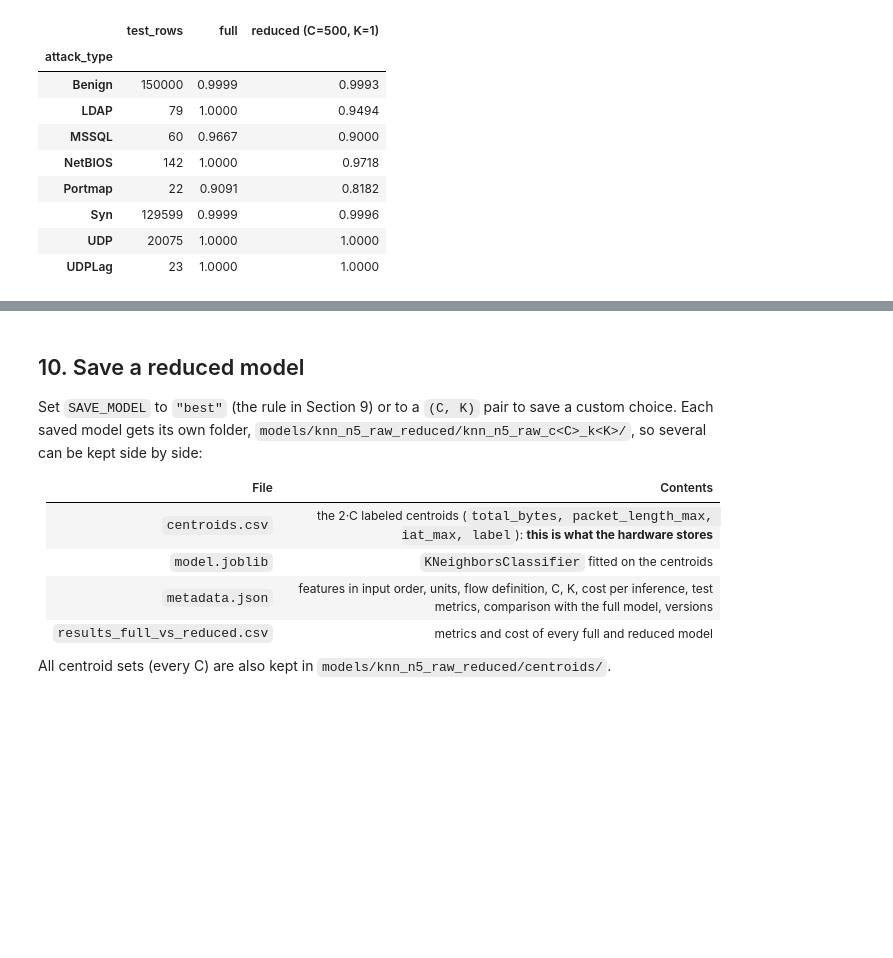
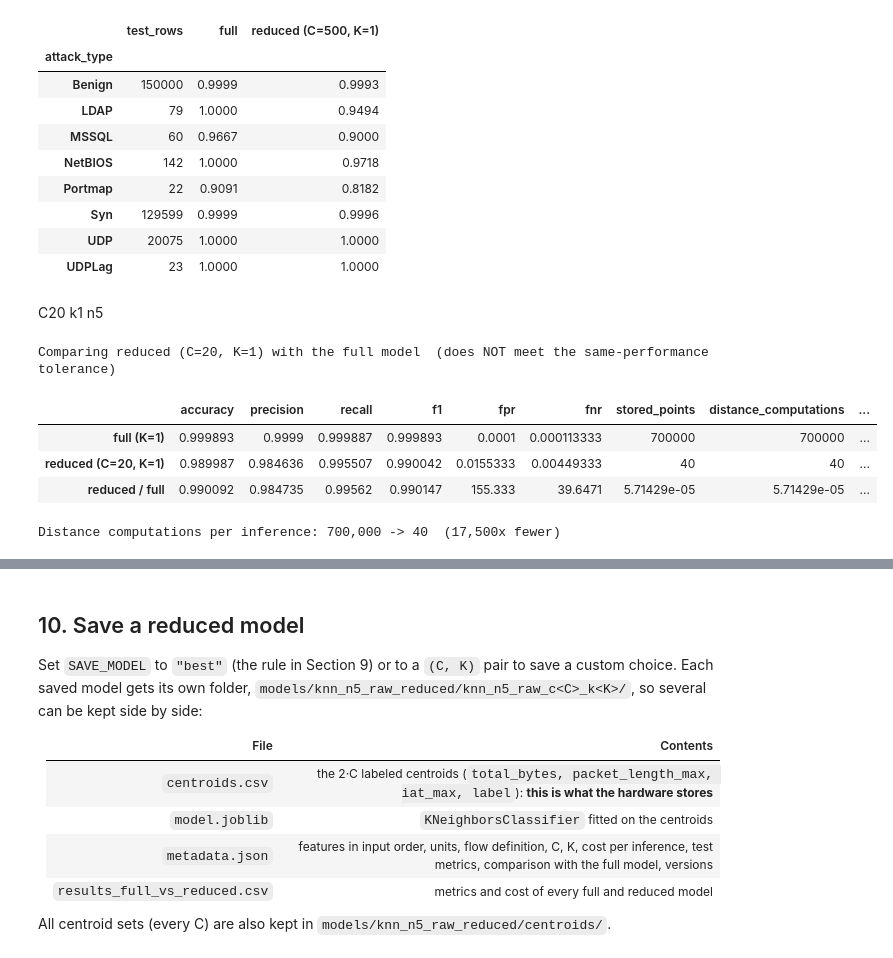
Before and after one commit to samiachoueiri/DDoS_ML, a Jupyter notebook: offline/training_binary_knn_n5_k1_reduced.ipynb, the cells around one changed output, grey strips where cells are left out. Drawn from its saved outputs; the diff is of its cells as text; code cells hidden in the pictures; blank space fills up the shorter version.

```diff
--- a/offline/training_binary_knn_n5_k1_reduced.ipynb
+++ b/offline/training_binary_knn_n5_k1_reduced.ipynb
@@ -441,3 +441,31 @@ with pd.option_context("display.float_format", "{:.4f}".format):
 | Syn | 129599 | 0.9999 | 0.9996 |
 | UDP | 20075 | 1.0000 | 1.0000 |
 | UDPLag | 23 | 1.0000 | 1.0000 |
+# %% [markdown]
+C20 k1 n5
+# %%
+# ---- Choose the reduced model to compare with the full model ----
+COMPARE_MODEL = (20, 1)          # "best" (rule above) or a (C, K) pair from Section 7, e.g. (1000, 1)
+
+cmp_c, cmp_k = (best_c, best_k) if COMPARE_MODEL == "best" else COMPARE_MODEL
+assert (cmp_c, cmp_k) in reduced_models, f"(C={cmp_c}, K={cmp_k}) was not evaluated; valid: C in {C_VALUES}, K <= 2*C"
+cmp_row = reduced[(reduced.C == cmp_c) & (reduced.k == cmp_k)].iloc[0]
+cmp_ok = (cmp_row.f1 >= reference.f1 - MAX_F1_DROP) and (cmp_row.fpr <= reference.fpr + MAX_FPR_INCREASE)
+cmp_name = f"reduced (C={cmp_c}, K={cmp_k})"
+
+compare = pd.DataFrame({f"full (K={int(reference.k)})": reference, cmp_name: cmp_row}).T
+compare = compare[METRICS + ["stored_points", "distance_computations", "arithmetic_ops", "comparisons"]].astype(float)
+compare.loc["reduced / full"] = compare.iloc[1] / compare.iloc[0].replace(0, np.nan)
+print(f"Comparing {cmp_name} with the full model  "
+      f"({'meets' if cmp_ok else 'does NOT meet'} the same-performance tolerance)")
+with pd.option_context("display.float_format", "{:.6g}".format):
+    display(compare)
+print(f"Distance computations per inference: {int(reference.distance_computations):,} -> "
+      f"{int(cmp_row.distance_computations):,}  ({reference.distance_computations / cmp_row.distance_computations:,.0f}x fewer)")
+# %% [output]
+Comparing reduced (C=20, K=1) with the full model  (does NOT meet the same-performance tolerance)
+|  | accuracy | precision | recall | f1 | fpr | fnr | stored_points | distance_computations | ... |
+| full (K=1) | 0.999893 | 0.9999 | 0.999887 | 0.999893 | 0.0001 | 0.000113333 | 700000 | 700000 | ... |
+| reduced (C=20, K=1) | 0.989987 | 0.984636 | 0.995507 | 0.990042 | 0.0155333 | 0.00449333 | 40 | 40 | ... |
+| reduced / full | 0.990092 | 0.984735 | 0.99562 | 0.990147 | 155.333 | 39.6471 | 5.71429e-05 | 5.71429e-05 | ... |
+Distance computations per inference: 700,000 -> 40  (17,500x fewer)
```
Also changed, not shown: parts of 4 cells of this notebook, 4 other files.
